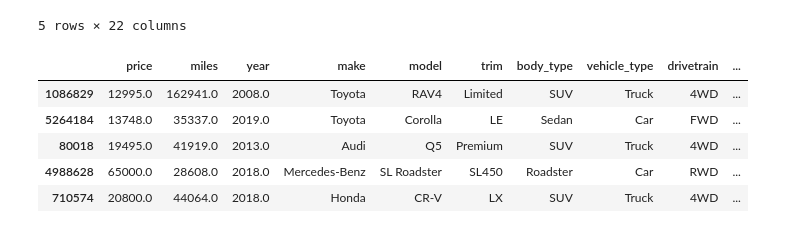
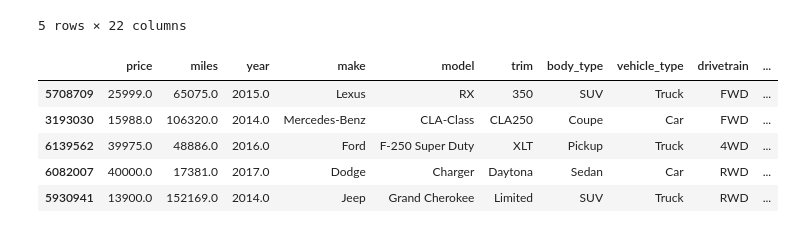
Before and after one commit to HWallace14/Final_Project, a Jupyter notebook: car_supervised_learning.ipynb, the cells around one changed output. Cells and saved outputs as stored; diff of their text form; code cells hidden in the pictures.

```diff
--- a/car_supervised_learning.ipynb
+++ b/car_supervised_learning.ipynb
@@ -22,12 +24,12 @@ df.head()
 # %%
 clean_df = df.drop(columns=['Unnamed: 0', 'id', 'vin', 'seller_name', 'street', 'stock_no', 'city', 'state', 'zip',])
 clean_df.drop(clean_df.loc[clean_df['miles'] == 0].index, inplace=True)
-clean_df = clean_df.sample(n=1000)
+clean_df = clean_df.sample(n=5000)
 clean_df.head()
 # %% [output]
 |  | price | miles | year | make | model | trim | body_type | vehicle_type | drivetrain | ... |
-| 1086829 | 12995.0 | 162941.0 | 2008.0 | Toyota | RAV4 | Limited | SUV | Truck | 4WD | ... |
-| 5264184 | 13748.0 | 35337.0 | 2019.0 | Toyota | Corolla | LE | Sedan | Car | FWD | ... |
-| 80018 | 19495.0 | 41919.0 | 2013.0 | Audi | Q5 | Premium | SUV | Truck | 4WD | ... |
-| 4988628 | 65000.0 | 28608.0 | 2018.0 | Mercedes-Benz | SL Roadster | SL450 | Roadster | Car | RWD | ... |
-| 710574 | 20800.0 | 44064.0 | 2018.0 | Honda | CR-V | LX | SUV | Truck | 4WD | ... |
+| 5708709 | 25999.0 | 65075.0 | 2015.0 | Lexus | RX | 350 | SUV | Truck | FWD | ... |
+| 3193030 | 15988.0 | 106320.0 | 2014.0 | Mercedes-Benz | CLA-Class | CLA250 | Coupe | Car | FWD | ... |
+| 6139562 | 39975.0 | 48886.0 | 2016.0 | Ford | F-250 Super Duty | XLT | Pickup | Truck | 4WD | ... |
+| 6082007 | 40000.0 | 17381.0 | 2017.0 | Dodge | Charger | Daytona | Sedan | Car | RWD | ... |
+| 5930941 | 13900.0 | 152169.0 | 2014.0 | Jeep | Grand Cherokee | Limited | SUV | Truck | RWD | ... |
```
Also changed, not shown: parts of 54 cells of this notebook, 8 other files.
